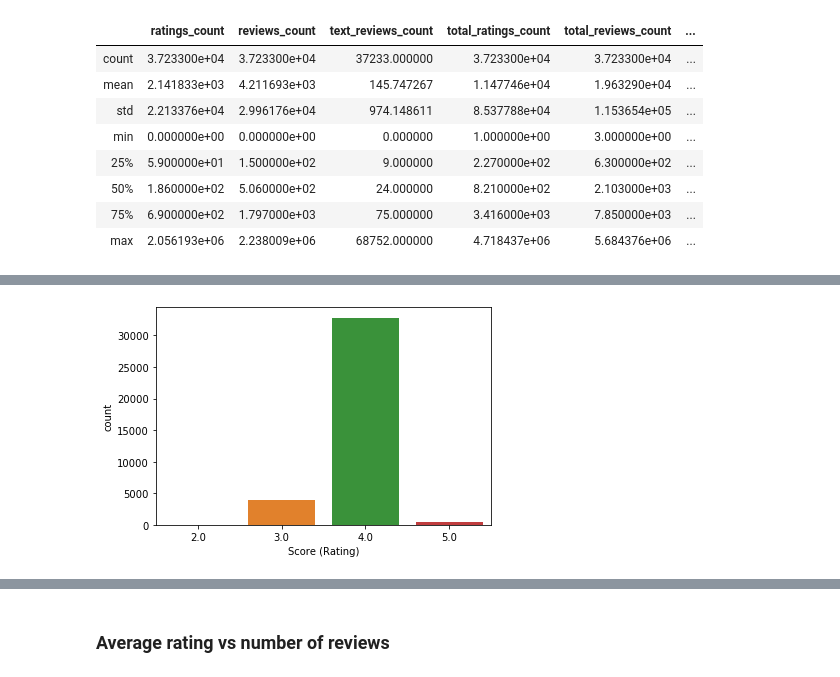
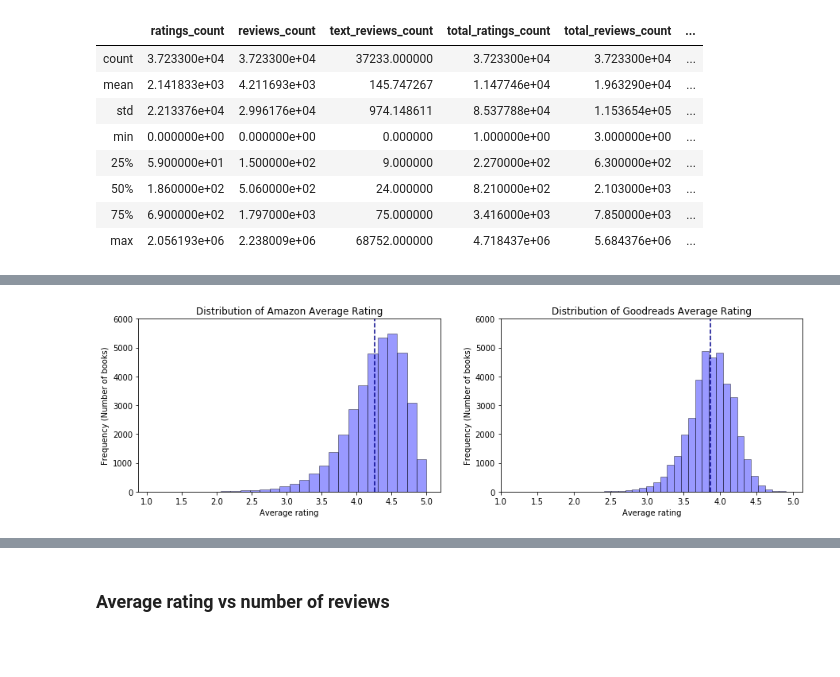
Before and after one commit to tlam7497/CapstoneProject, a Jupyter notebook: eda.ipynb, the cells around one changed output, grey strips where cells are left out. Cells and saved outputs as stored; diff of their text form; code cells hidden in the pictures; blank space fills up the shorter version.

```diff
--- a/eda.ipynb
+++ b/eda.ipynb
@@ -102,7 +74,29 @@ plt.show()
-# %%
-plt.figure()
-sns.countplot(x=np.round(gr.average_rating,0), data=gr)#,palette='RdBu')
-plt.xlabel('Score (Rating)')
-plt.show()
-# %% [output]
-[figure, removed]
+# %%
+fig,ax=plt.subplots(1, 2, figsize=(15,4))
+
+# Distribution of Amazon Average Rating
+sns.distplot(amazon.average, hist=True, kde=False,
+             bins=28, color = 'blue',
+             hist_kws={'edgecolor':'black'},
+            ax=ax[0])
+ax[0].set_title('Distribution of Amazon Average Rating')
+ax[0].axvline(amazon.describe().average['mean'], 0, color='darkblue', linestyle='--')
+
+# Distribution of Goodreads Average Rating
+sns.distplot(gr.average_rating, hist=True, kde=False,
+             bins=28, color = 'blue',
+             hist_kws={'edgecolor':'black'},
+            ax = ax[1])
+ax[1].set_title('Distribution of Goodreads Average Rating')
+ax[1].axvline(gr.describe().average_rating['mean'], 0, color='darkblue', linestyle='--')
+
+# Making plots uniform for easier side-by-side comparison
+for i in range(2):
+    ax[i].set_xlabel('Average rating')
+    ax[i].set_ylabel('Frequency (Number of books)')
+    ax[i].set_xticks(np.arange(1,5.5,0.5))
+    ax[i].set_ylim(0,6000,1000)
+
+plt.show()
+# %% [output]
+[figure, added]
```
Also changed, not shown: parts of 14 cells of this notebook.
